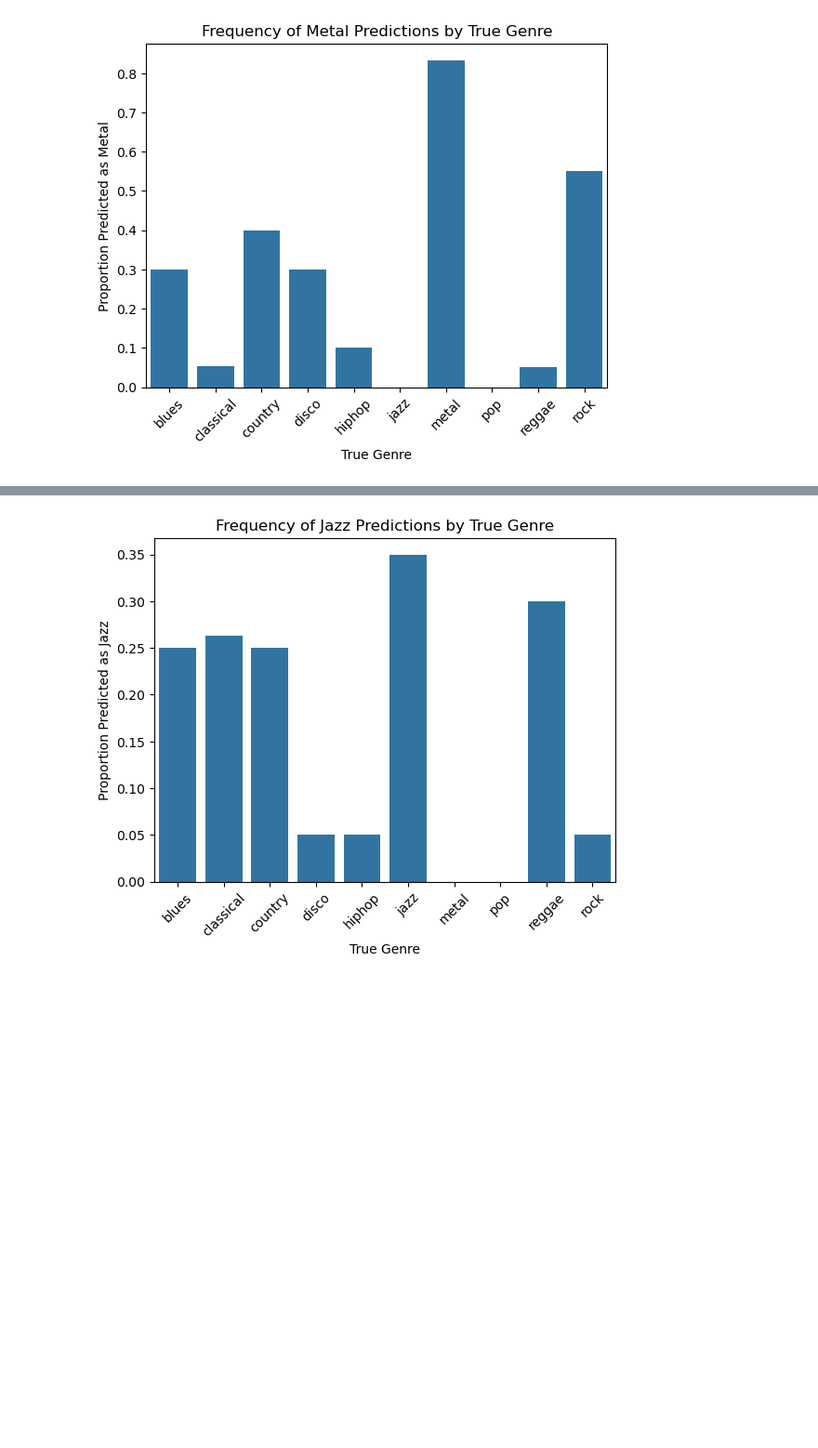
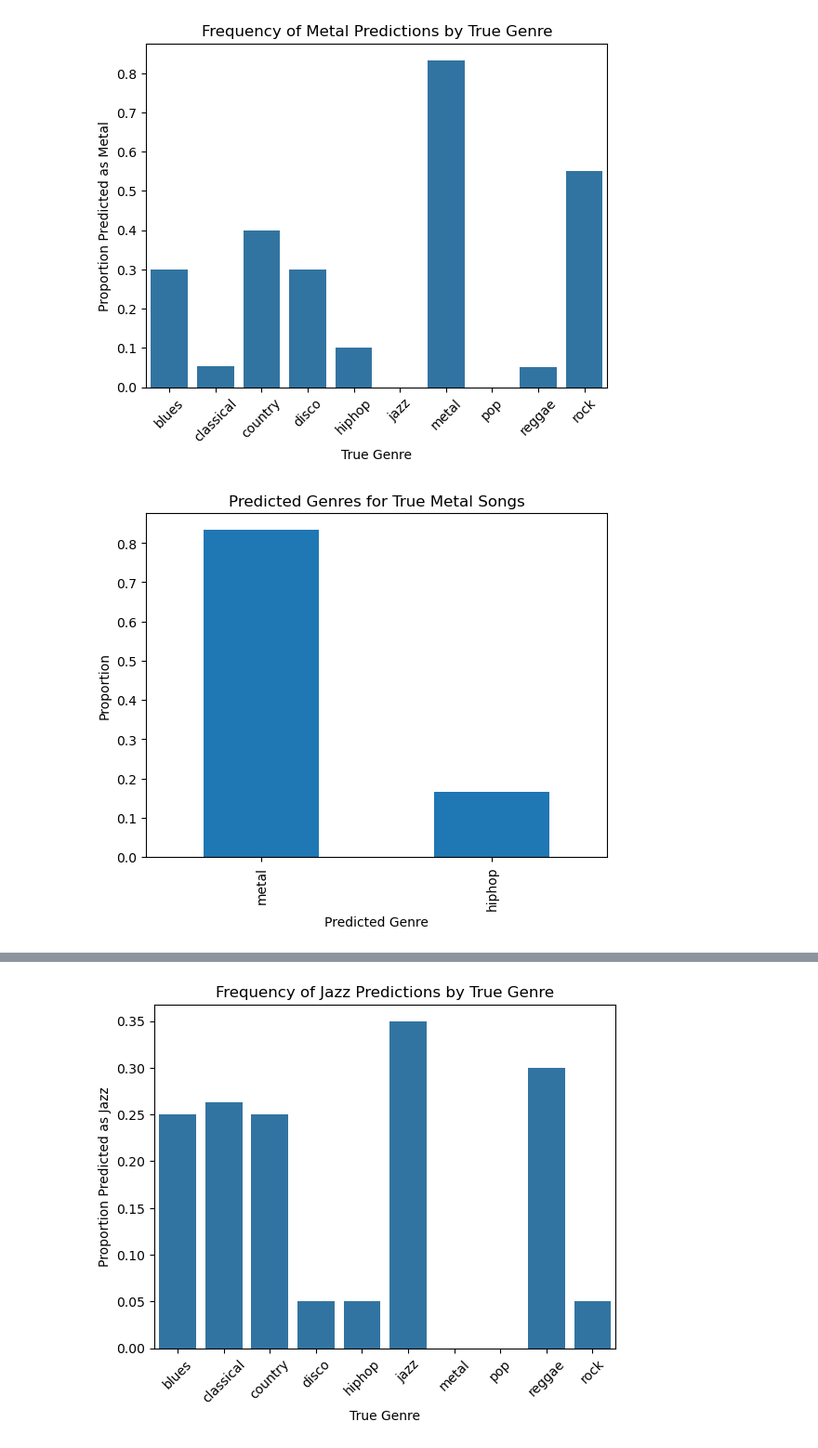
Before and after one commit to AlexGithub3427/music-genre-classification, a Jupyter notebook: KNN Analysis.ipynb, the cells around one changed output, grey strips where cells are left out. Shown at 93% size. Saved outputs shown, nothing was run; the diff lists cells and outputs as text; code cells hidden in the pictures; blank space fills up the shorter version.

```diff
--- a/KNN Analysis.ipynb
+++ b/KNN Analysis.ipynb
@@ -182,2 +180,24 @@ def plot_prediction_frequency(target_genre):
+# %%
+def prediction_plot_true_genre(genre):
+
+    # get indices of songs with the specified true genre
+    genre_idx = (y_test == genre)
+
+    # predictions for those songs
+    genre_preds = y_pred_labels[genre_idx]
+
+    # count predictions
+    genre_counts = pd.Series(genre_preds).value_counts()
+
+    # convert to proportions
+    genre_props = genre_counts / genre_counts.sum()
+
+    # plot
+    genre_props.sort_values(ascending=False).plot(kind="bar")
+
+    plt.title(f"Predicted Genres for True {genre.capitalize()} Songs")
+    plt.xlabel("Predicted Genre")
+    plt.ylabel("Proportion")
+    plt.show()
 # %% [markdown]
 ## Metal
@@ -190,5 +213,9 @@ def plot_prediction_frequency(target_genre):
 plot_prediction_frequency("metal")
 # %% [output]
 [figure]
+# %%
+prediction_plot_true_genre("metal")
+# %% [output]
+[figure, added]
 # %% [markdown]
 ## Jazz
```
Also changed, not shown: parts of 12 cells of this notebook.
